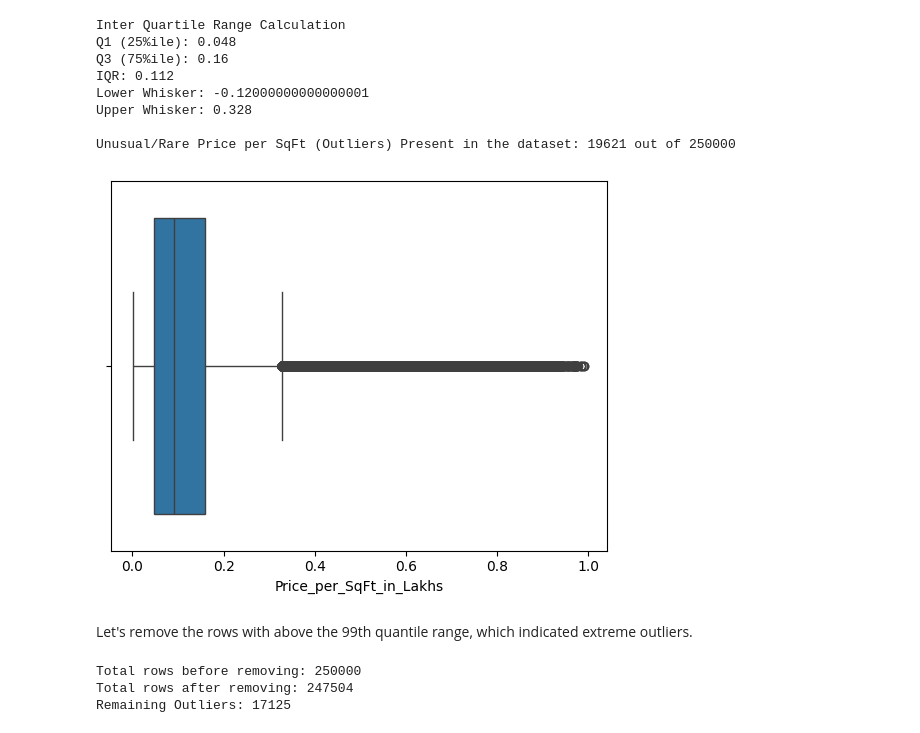
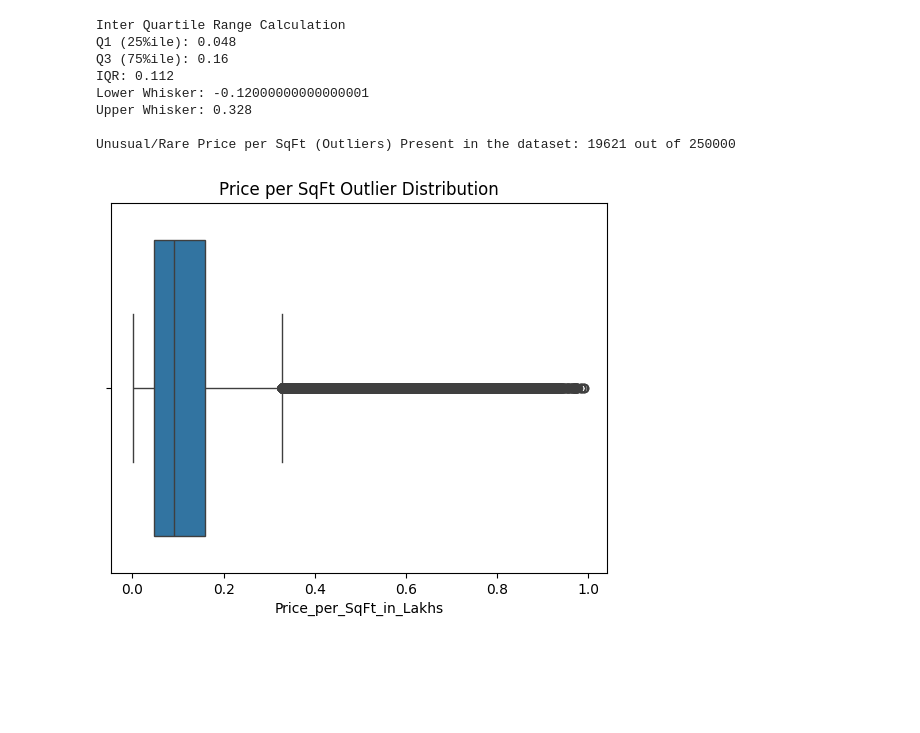
Before and after one commit to JS-Tharun/Real-Estate-Investment-Advisor, a Jupyter notebook: notebook.ipynb, the cells around one changed output. Cells and saved outputs as stored; diff of their text form; code cells hidden in the pictures; blank space fills up the shorter version.

```diff
--- a/notebook.ipynb
+++ b/notebook.ipynb
@@ -1021,22 +1021,7 @@ Unusual/Rare Price per SqFt (Outliers) Present in the dataset: 19621 out of 2500
 # %%
 # Outlier Visualization
 sns.boxplot(x=df['Price_per_SqFt_in_Lakhs'])
+plt.title("Price per SqFt Outlier Distribution")
 plt.show()
 # %% [output]
-[figure, old version]
+[figure, new version]
-# %% [markdown]
-Let's remove the rows with above the 99th quantile range, which indicated extreme outliers.
-# %%
-# Removing extreme outliers
-print(f"Total rows before removing: {df.shape[0]}")
-
-upper = df["Price_per_SqFt_in_Lakhs"].quantile(0.99)
-outlier_removed_count = df[df['Price_per_SqFt_in_Lakhs'] > upper].shape[0]
-df = df[df['Price_per_SqFt_in_Lakhs'] <= upper]
-
-print(f"Total rows after removing: {df.shape[0]}")
-print(f"Remaining Outliers: {outliers.shape[0] - outlier_removed_count}")
-# %% [output]
-Total rows before removing: 250000
-Total rows after removing: 247504
-Remaining Outliers: 17125
```
Also changed, not shown: parts of 13 cells of this notebook.
